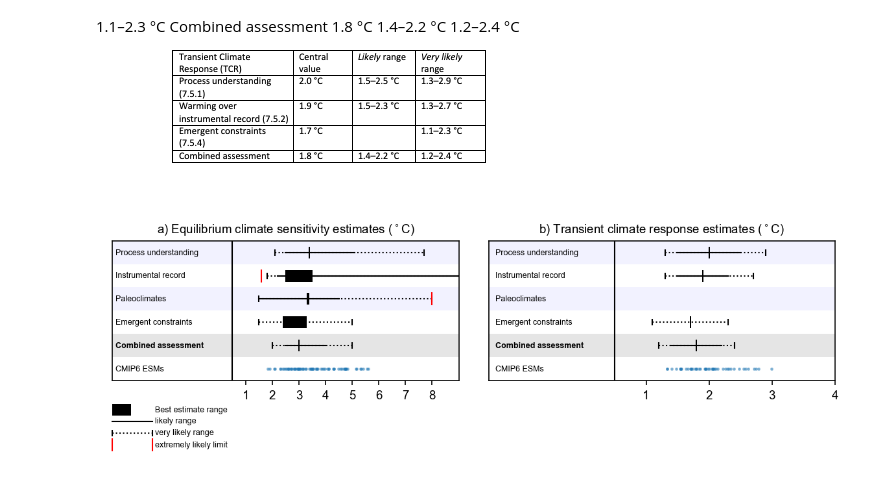
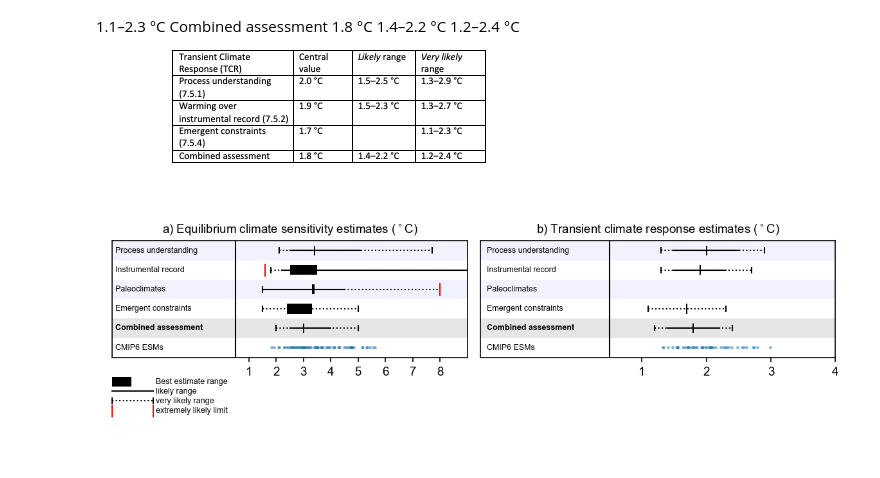
Before and after one commit to chrisroadmap/ar6, a Jupyter notebook: notebooks/NewFig_ECSTCR.ipynb, the cells around one changed output. Drawn from its saved outputs; the diff is of its cells as text; code cells hidden in the pictures.

```diff
--- a/notebooks/NewFig_ECSTCR.ipynb
+++ b/notebooks/NewFig_ECSTCR.ipynb
@@ -16,7 +16,7 @@ import warnings
 # %%
 #%matplotlib inline
 
-pl.rcParams['figure.figsize'] = (20/2.54, 5/2.54)
+pl.rcParams['figure.figsize'] = (20/2.54, 7/2.54)
 pl.rcParams['font.size'] = 9
 pl.rcParams['figure.dpi'] = 150
 pl.rcParams['font.family'] = 'Arial'
@@ -252,32 +252,32 @@ ax[1].text(-1.4, 1,'CMIP6 ESMs', fontsize=6,verticalalignment='center',horizonta
 
 ax[1].scatter(cmip6_tcr,ycmip6t,s=2,alpha=.4)
 ax[1].set_xticks([1,2,3,4])
 ax[1].tick_params(axis='x', which='minor', bottom=False)
 ax[1].set_xticklabels(['1','2','3','4'],fontsize=9)
 ax[1].set_xlim([-1.5, 4])
 #ax[1].set_xlabel('TCR ')
 ax[1].set_ylim([0.5, 6.5])
 ax[1].set_title('b) Transient climate response estimates ($^\circ$C)',fontsize=9)
 ax[1].tick_params(axis='y',labelright=False)
 
 #key
 rectangle = pl.Rectangle((-4,-1), 0.7, depth, fc='black',clip_on=False)
 ax[0].add_patch(rectangle)
 dotted_line = pl.Line2D((-4,-2.5), (-1.25, -1.25), lw=1.,  ls='-',  markersize=3, markerfacecolor='black', markeredgecolor='black', alpha=1,color='black',clip_on=False)
 ax[0].add_line(dotted_line)
 dotted_line = pl.Line2D((-4,-2.5), (-1.75, -1.75), lw=1.,  ls=':',  markersize=5,marker='|', markerfacecolor='black', markeredgecolor='black', alpha=1,color='black',clip_on=False)
 ax[0].add_line(dotted_line)
 dotted_line = pl.Line2D((-4,-2.5), (-2.25, -2.25), lw=0.,  ls=':',  markersize=10,marker='|', markerfacecolor='red', markeredgecolor='red', alpha=1,color='black',clip_on=False)
 ax[0].add_line(dotted_line)
 
 ax[0].text(-2.4,-0.75,'Best estimate range', fontsize=6,verticalalignment='center',horizontalalignment='left')
 ax[0].text(-2.4,-1.25,'likely range', fontsize=6,verticalalignment='center',horizontalalignment='left')
 ax[0].text(-2.4,-1.75,'very likely range', fontsize=6,verticalalignment='center',horizontalalignment='left')
 ax[0].text(-2.4,-2.25,'extremely likely limit', fontsize=6,verticalalignment='center',horizontalalignment='left')
 
-
+fig.tight_layout()
 pl.show()
 fig.savefig('newECSTCR.pdf')
 fig.savefig('newECSTCR.png')
 # %% [output]
-[figure, old version]
+[figure, new version]
```
Also changed, not shown: 2 other files.
